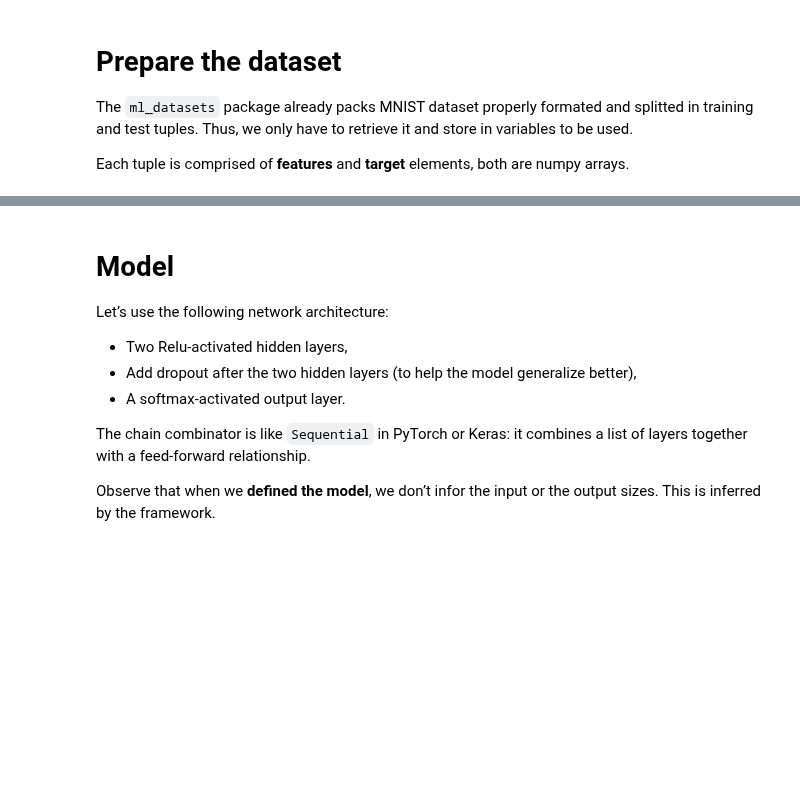
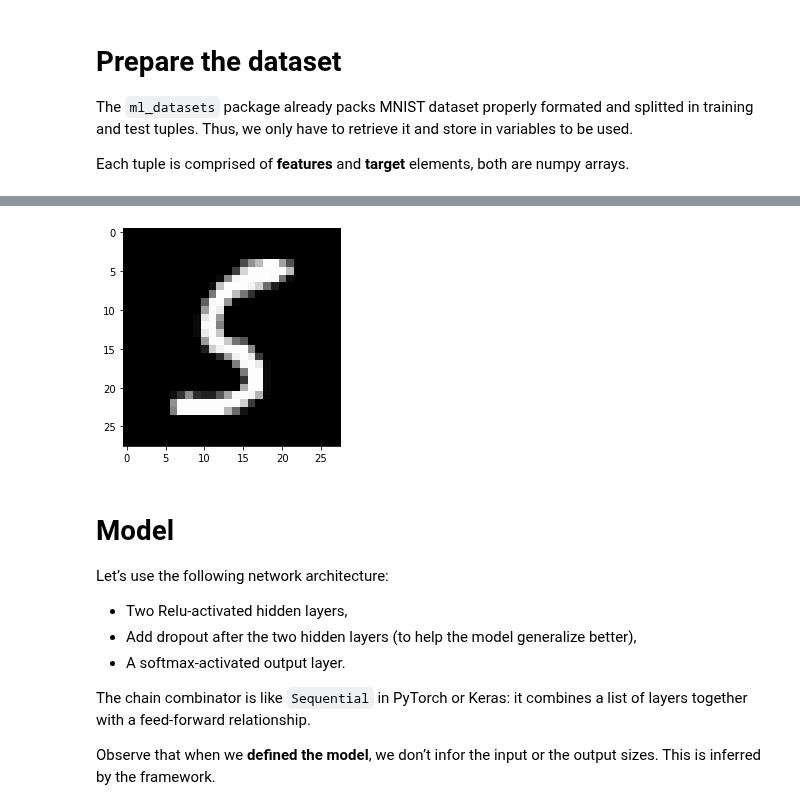
Before and after one commit to jmetzz/sandbox-thinc.ai, a Jupyter notebook: notebooks/examples/mnist/thinc_mnist.ipynb, the cells around one changed output, grey strips where cells are left out. Cells and saved outputs as stored; diff of their text form; code cells hidden in the pictures; blank space fills up the shorter version.

```diff
--- a/notebooks/examples/mnist/thinc_mnist.ipynb
+++ b/notebooks/examples/mnist/thinc_mnist.ipynb
@@ -59,3 +80,18 @@ train_X.shape
+# %%
+import matplotlib.pyplot as plt
+def plot_image(img_index):
+    # y_train contains the lables, ranging from 0 to 9
+    # label_index = y_train_data[img_index]
+    img = train_X[img_index].reshape(28, 28)
+    plt.imshow(img, cmap = 'gray')
+    # plt.imshow(train_X[img_index]/255, cmap = 'gray')
+    # plt.title("Image %d: %s" %(img_index, dataset_labels[label_index]))
+
+# Image index, you can pick any number between 0 and 59,999
+img_index = 101
+plot_image(img_index)
+# %% [output]
+[figure, added]
 # %% [markdown]
 # Model
 
```
Also changed, not shown: parts of 11 cells of this notebook, 6 other files.
